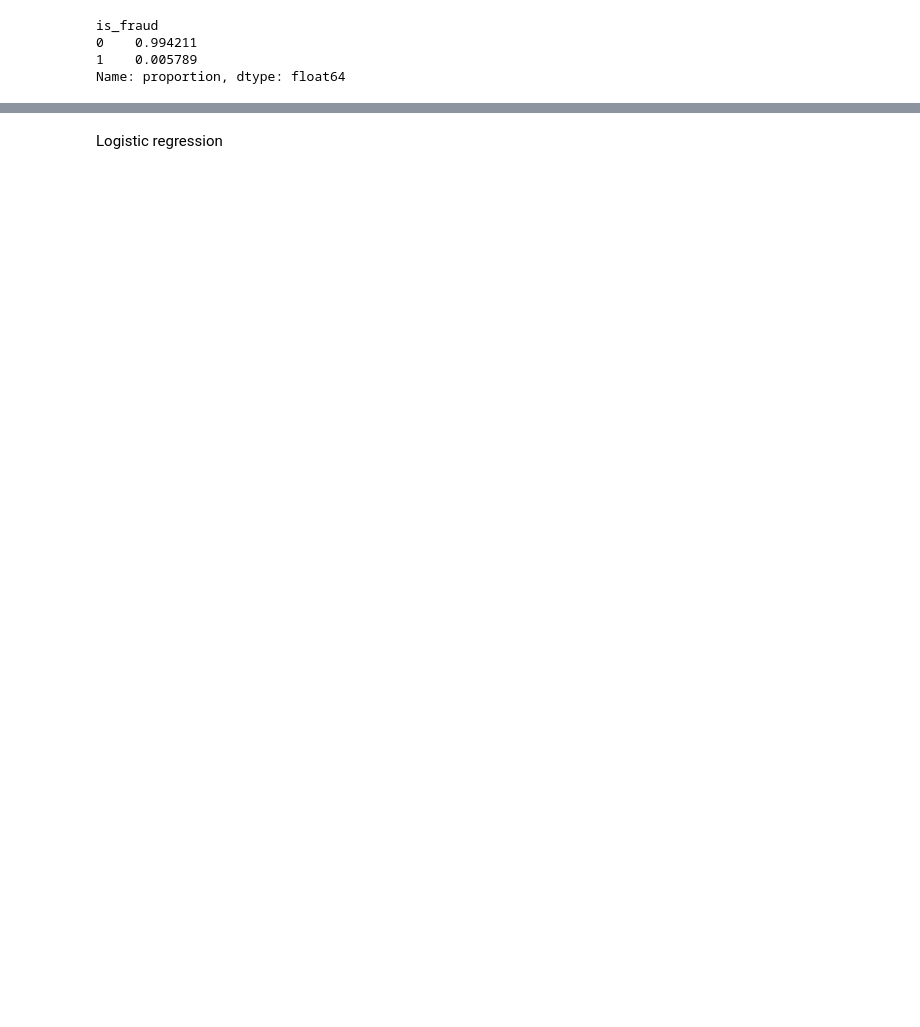
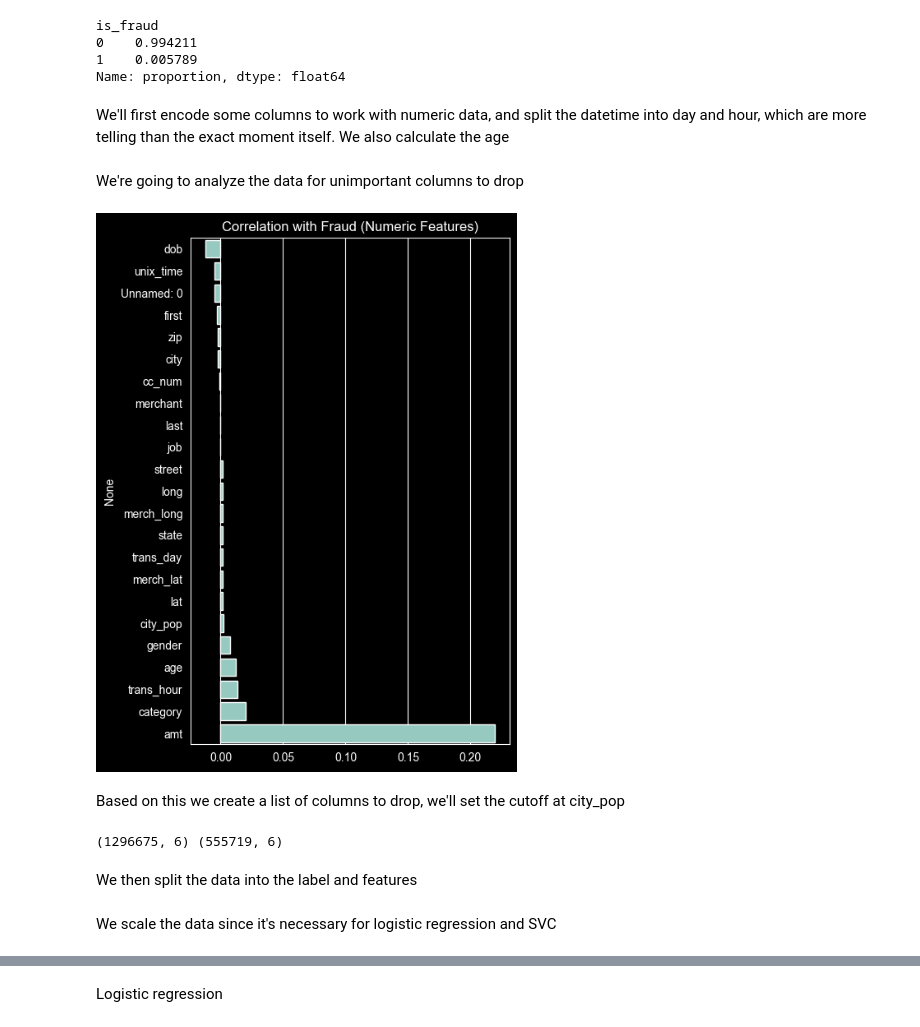
Before and after one commit to Teafox56a/Credit-Card-Fraudulent-Transactions-ML, a Jupyter notebook: CreditCardFraudML.ipynb, the cells around one changed output, grey strips where cells are left out. Saved outputs shown, nothing was run; the diff lists cells and outputs as text; code cells hidden in the pictures; blank space fills up the shorter version.

Commit message:
Expanded data preprocessing and summarization. Added comments and a guide

```diff
--- a/CreditCardFraudML.ipynb
+++ b/CreditCardFraudML.ipynb
@@ -53,3 +34,48 @@ test_df["job"] = encoder.fit_transform(test_df["job"])
+# %% [markdown]
+We'll first encode some columns to work with numeric data, and split the datetime into day and hour, which are more telling than the exact moment itself. We also calculate the age
+# %%
+train_df['trans_date_trans_time'] = pd.to_datetime(train_df['trans_date_trans_time'])
+test_df['trans_date_trans_time']  = pd.to_datetime(test_df['trans_date_trans_time'])
+train_df['dob'] = pd.to_datetime(train_df['dob'])
+test_df['dob'] = pd.to_datetime(test_df['dob'])
+train_df['age'] = (train_df['trans_date_trans_time'] - train_df['dob']).dt.days // 365
+test_df['age'] = (test_df['trans_date_trans_time'] - test_df['dob']).dt.days // 365
+encoder = LabelEncoder()
+for df in [train_df, test_df]:
+    df['trans_hour'] = df['trans_date_trans_time'].dt.hour
+    df['trans_day'] = df['trans_date_trans_time'].dt.dayofweek
+    df.drop(columns=['trans_date_trans_time'], inplace=True)
+    df["merchant"] = encoder.fit_transform(df["merchant"])
+    df["category"] = encoder.fit_transform(df["category"])
+    df["gender"] = encoder.fit_transform(df["gender"])
+    df["job"] = encoder.fit_transform(df["job"])
+    df["first"] = encoder.fit_transform(df["first"])
+    df["last"] = encoder.fit_transform(df["last"])
+    df["street"] = encoder.fit_transform(df["street"])
+    df["city"] = encoder.fit_transform(df["city"])
+    df["state"] = encoder.fit_transform(df["state"])
+# %% [markdown]
+We're going to analyze the data for unimportant columns to drop
+# %%
+numeric_cols = train_df.select_dtypes(exclude='object').columns
+corr = train_df[numeric_cols].corr()['is_fraud'].drop('is_fraud').sort_values()
+plt.figure(figsize=(5,8))
+sns.barplot(x=corr.values, y=corr.index)
+plt.title("Correlation with Fraud (Numeric Features)")
+plt.show()
+# %% [output]
+[figure, added]
+# %% [markdown]
+Based on this we create a list of columns to drop, we'll set the cutoff at city_pop
+# %%
+cols_to_drop = ['Unnamed: 0', 'unix_time', 'cc_num', 'merchant', 'job', 'merch_long', 'trans_day', 'merch_lat', 'city_pop', 'first', 'last', 'street', 'city', 'zip','lat', 'state', 'long', 'dob','trans_num', 'cc_num']
+train_df.drop(columns=cols_to_drop, inplace=True, errors='ignore')
+test_df.drop(columns=cols_to_drop, inplace=True, errors='ignore')
+print(train_df.shape, test_df.shape)
+# %% [output]
+(1296675, 6) (555719, 6)
+# %% [markdown]
+We then split the data into the label and features
 # %%
 X_train = train_df.drop('is_fraud', axis=1)
 y_train = train_df['is_fraud']
@@ -57,4 +82,6 @@ y_train = train_df['is_fraud']
 X_test = test_df.drop('is_fraud', axis=1)
 y_test = test_df['is_fraud']
+# %% [markdown]
+We scale the data since it's necessary for logistic regression and SVC
 # %%
 scaler = StandardScaler()
```
Also changed, not shown: parts of 21 cells of this notebook.
